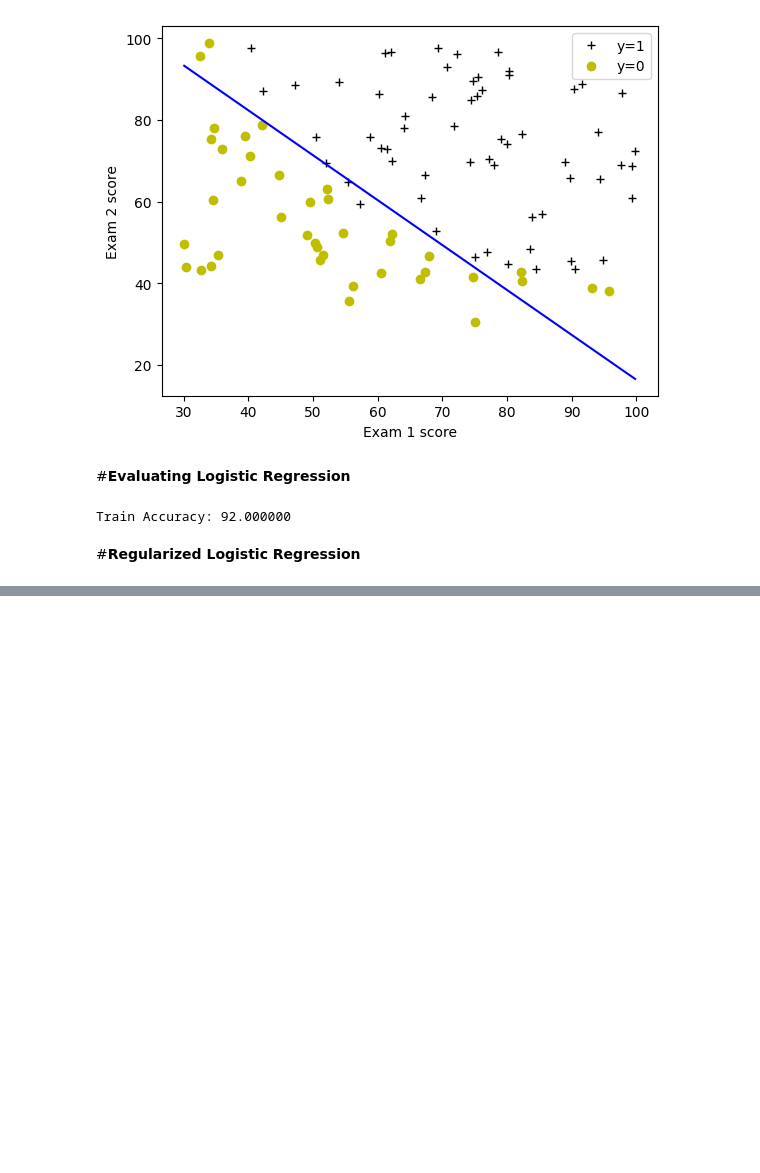
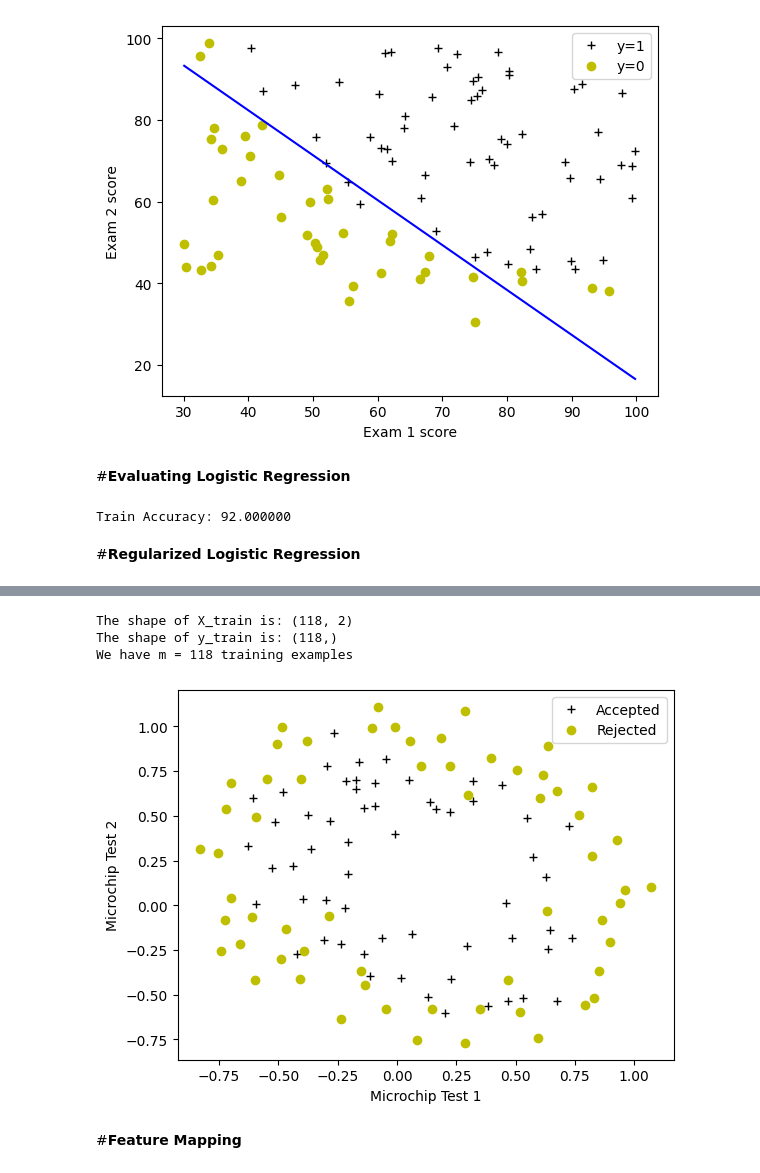
Before and after one commit to karishmasd/ML, a Jupyter notebook: Logistic_Regression.ipynb, the cells around one changed output, grey strips where cells are left out. Saved outputs shown, nothing was run; the diff lists cells and outputs as text; code cells hidden in the pictures; blank space fills up the shorter version.

```diff
--- a/Logistic_Regression.ipynb
+++ b/Logistic_Regression.ipynb
@@ -240,3 +240,11 @@ print('Train Accuracy: %f'%(np.mean(p == y_train) * 100))
 Train Accuracy: 92.000000
 # %% [markdown]
 #**Regularized Logistic Regression**
+# %%
+def load_data2():
+    data = np.loadtxt("/content/drive/MyDrive/Data/ex2data2.txt", delimiter=',')
+    X = data[:,:2]
+    y = data[:,2]
+    return X, y
+# %%
+X_train, y_train = load_data2()
@@ -242,0 +268,18 @@ Train Accuracy: 92.000000
+# %%
+print ('The shape of X_train is: ' + str(X_train.shape))
+print ('The shape of y_train is: ' + str(y_train.shape))
+print ('We have m = %d training examples' % (len(y_train)))
+# %% [output]
+The shape of X_train is: (118, 2)
+The shape of y_train is: (118,)
+We have m = 118 training examples
+# %%
+plot_data(X_train, y_train[:], pos_label="Accepted", neg_label="Rejected")
+plt.ylabel('Microchip Test 2')
+plt.xlabel('Microchip Test 1')
+plt.legend(loc="upper right")
+plt.show()
+# %% [output]
+[figure, added]
+# %% [markdown]
+#**Feature Mapping**
```
Also changed, not shown: parts of 1 cell of this notebook.
